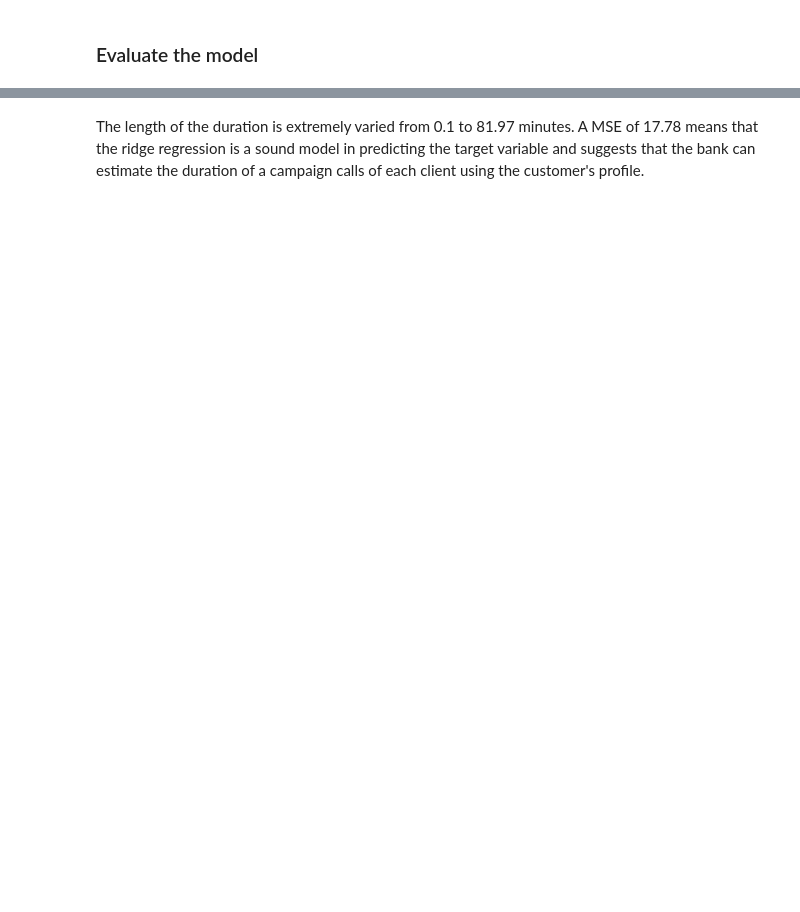
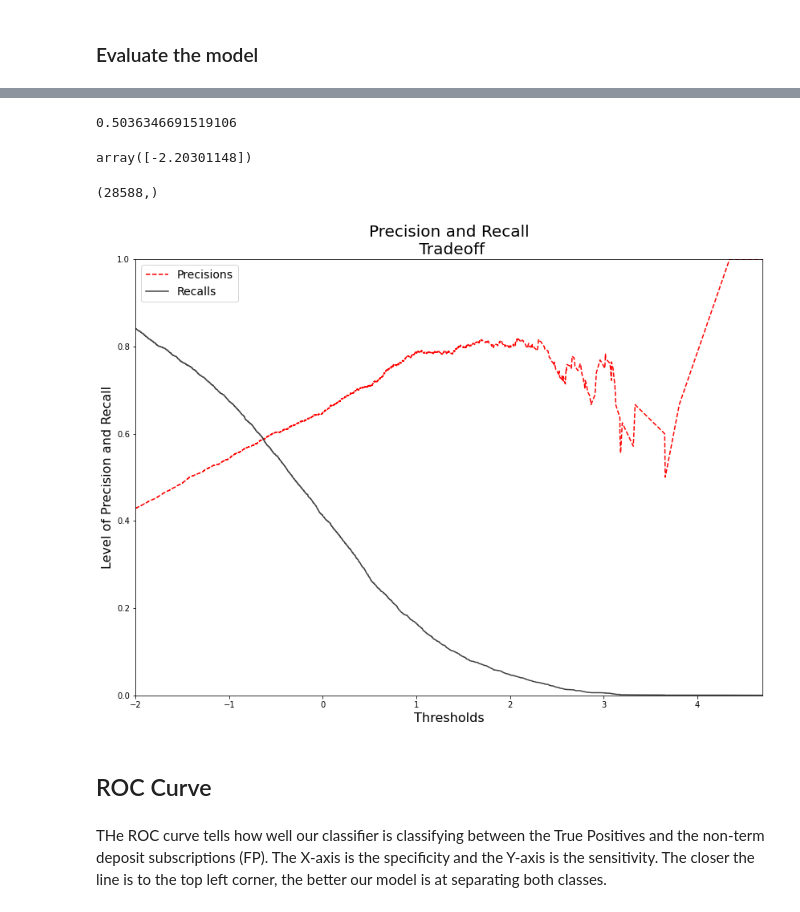
Before and after one commit to rbroyles1/Capstone-2-Bank-Marketing, a Jupyter notebook: Capstone Modeling.ipynb, the cells around one changed output, grey strips where cells are left out. Saved outputs shown, nothing was run; the diff lists cells and outputs as text; code cells hidden in the pictures; blank space fills up the shorter version.

```diff
--- a/Capstone Modeling.ipynb
+++ b/Capstone Modeling.ipynb
@@ -251,0 +415,10 @@ predicted_y = ridge.predict(X_test)
+# %%
+from sklearn.metrics import f1_score
+f1_score(y_train, y_train_pred)
+# %% [output]
+0.5036346691519106
+# %%
+y_scores = grad_clf.decision_function([some_instance])
+y_scores
+# %% [output]
+array([-2.20301148])
@@ -252,5 +428,37 @@ predicted_y = ridge.predict(X_test)
+# %%
+y_scores = cross_val_predict(grad_clf, X_train, y_train, cv=3, method='decision_function')
+log_scores = cross_val_predict(log_reg, X_train, y_train, cv=3, method='predict_proba')
+rand_y_scores = cross_val_predict(rand_clf, X_train, y_train, cv=3, method='predict_proba')
+# %%
+if y_scores.ndim == 2:
+    y_scores = y_scores[:, 1]
+if log_scores.ndim == 2:
+    log_scores = log_scores[:, 1]
+if rand_y_scores.ndim == 2:
+    rand_y_scores = rand_y_scores[:, 1]
+# %%
+y_scores.shape
+# %% [output]
+(28588,)
+# %%
+from sklearn.metrics import precision_recall_curve
+precisions, recalls, threshold = precision_recall_curve(y_train, y_scores)
+fig, ax = plt.subplots(figsize=(14, 10))
+plt.plot(threshold, precisions[:-1], "r--", label="Precisions")
+plt.plot(threshold, recalls[:-1], "#424242", label="Recalls")
+plt.title("Precision and Recall\n Tradeoff", fontsize=20)
+plt.ylabel("Level of Precision and Recall", fontsize=16)
+plt.xlabel("Thresholds", fontsize=16)
+plt.legend(loc='best', fontsize=14)
+plt.xlim([-2, 4.7])
+plt.ylim([0, 1])
+plt.show()
+# %% [output]
+[figure, added]
+# %% [markdown]
+## ROC Curve
+# %% [markdown]
+THe ROC curve tells how well our classifier is classifying between the True Positives and the non-term deposit subscriptions (FP).  The X-axis is the specificity and the Y-axis is the sensitivity.  The closer the line is to the top left corner, the better our model is at separating both classes.
 # %%
 from sklearn.metrics import mean_squared_error
 print('The mean squared error is: ', mean_squared_error(y_test, predicted_y))
-# %% [markdown]
-The length of the duration is extremely varied from 0.1 to 81.97 minutes.  A MSE of 17.78 means that the ridge regression is a sound model in predicting the target variable and suggests that the bank can estimate the duration of a campaign calls of each client using the customer's profile.
```
Also changed, not shown: parts of 73 cells of this notebook.
